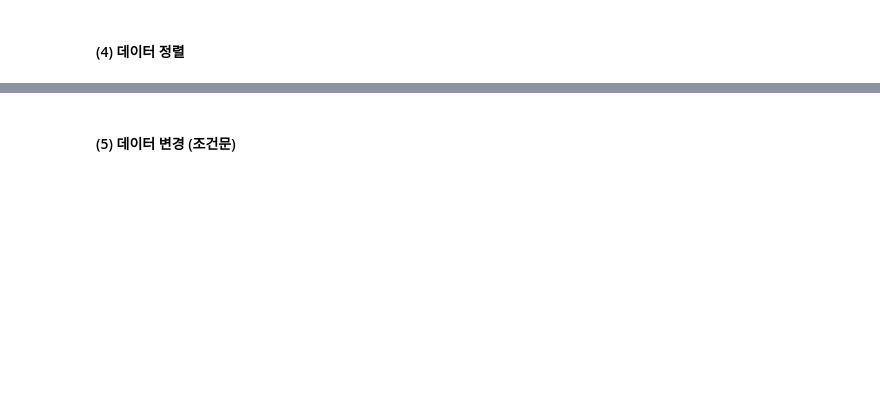
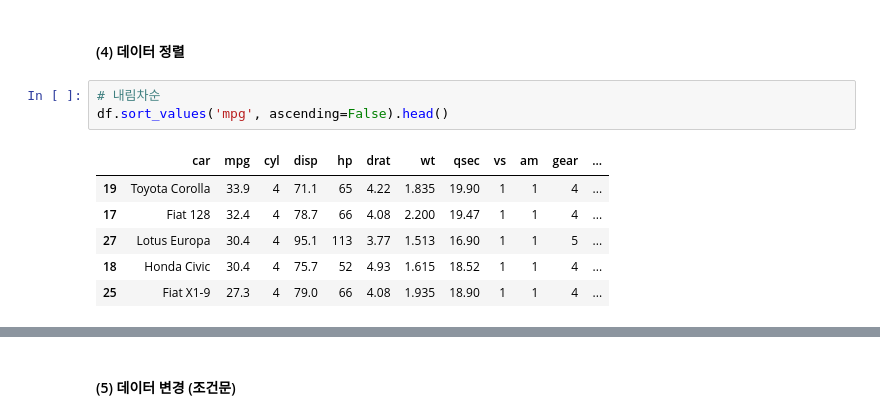
Before and after one commit to JinnieL/BigData_Certification, a Jupyter notebook: 제 1유형/1. 데이터 다루기.ipynb, the cells around one changed output, grey strips where cells are left out. Cells and saved outputs as stored; diff of their text form; blank space fills up the shorter version.

```diff
--- a/제 1유형/1. 데이터 다루기.ipynb
+++ b/제 1유형/1. 데이터 다루기.ipynb
@@ -306,2 +410,12 @@ df.tail(7)
 # %% [markdown]
 #### (4) 데이터 정렬
+# %%
+# 내림차순
+df.sort_values('mpg', ascending=False).head()
+# %% [output]
+|  | car | mpg | cyl | disp | hp | drat | wt | qsec | vs | am | gear | ... |
+| 19 | Toyota Corolla | 33.9 | 4 | 71.1 | 65 | 4.22 | 1.835 | 19.90 | 1 | 1 | 4 | ... |
+| 17 | Fiat 128 | 32.4 | 4 | 78.7 | 66 | 4.08 | 2.200 | 19.47 | 1 | 1 | 4 | ... |
+| 27 | Lotus Europa | 30.4 | 4 | 95.1 | 113 | 3.77 | 1.513 | 16.90 | 1 | 1 | 5 | ... |
+| 18 | Honda Civic | 30.4 | 4 | 75.7 | 52 | 4.93 | 1.615 | 18.52 | 1 | 1 | 4 | ... |
+| 25 | Fiat X1-9 | 27.3 | 4 | 79.0 | 66 | 4.08 | 1.935 | 18.90 | 1 | 1 | 4 | ... |
```
Also changed, not shown: parts of 15 cells of this notebook.
